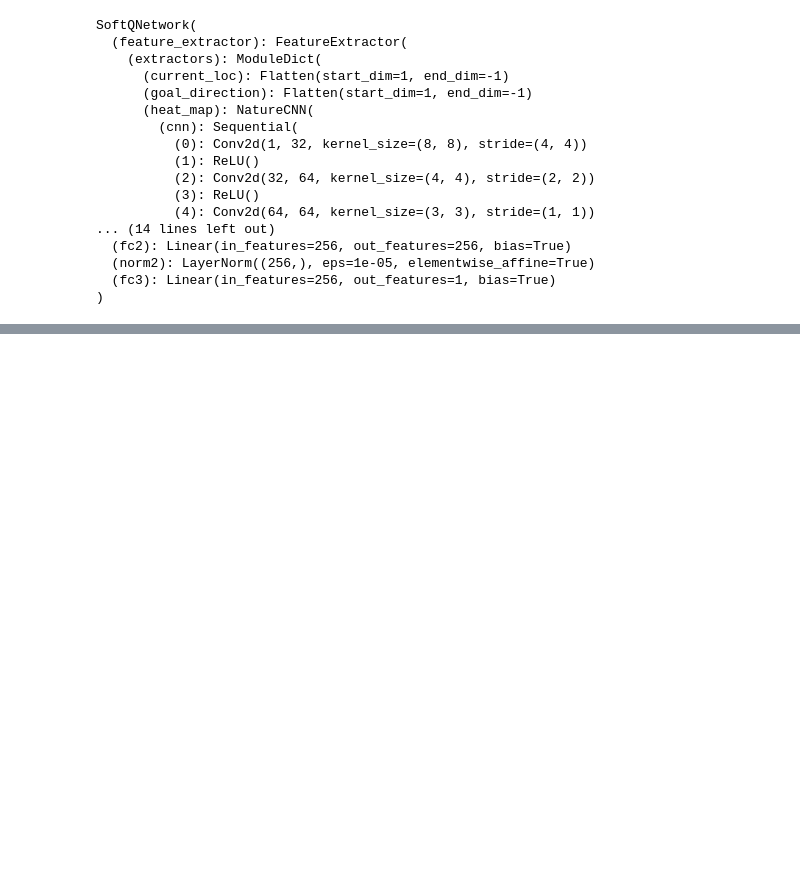
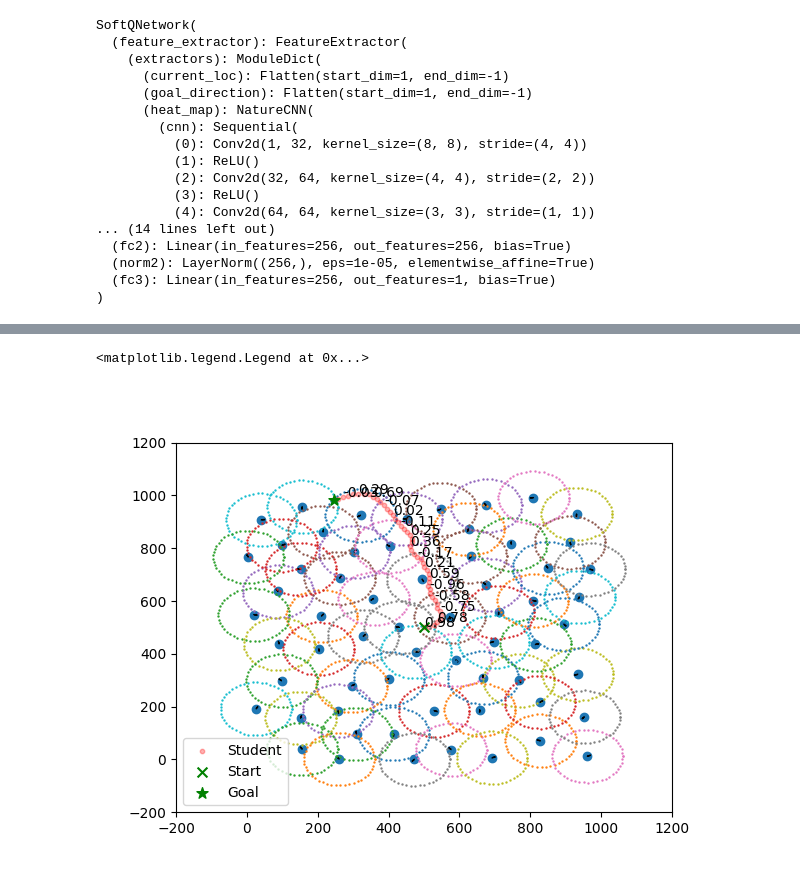
Before and after one commit to lucas-yyy000/CORL, a Jupyter notebook: policy_finetune/notebooks/11_sac_rlpd_risk_history_investigation.ipynb, the cells around one changed output, grey strips where cells are left out. Saved outputs shown, nothing was run; the diff lists cells and outputs as text; code cells hidden in the pictures; blank space fills up the shorter version.

```diff
--- a/policy_finetune/notebooks/11_sac_rlpd_risk_history_investigation.ipynb
+++ b/policy_finetune/notebooks/11_sac_rlpd_risk_history_investigation.ipynb
@@ -225,0 +251,19 @@ ax.legend()
+# %%
+plt.close()
+fig, ax = plt.subplots()
+visualiza_radar_config(radar_locs, radar_orientations, radius=radar_radius, xlim=[0, map_size], ylim=[0, map_size])
+ax.scatter(trajectory[:, 0], trajectory[:, 1], s=10, c='r', alpha=0.3, label='Student')
+# ax.scatter(episode_dict['state_history'][:, 0], episode_dict['state_history'][:, 1], s=10, c='g', alpha=0.3, label='Expert')
+ax.scatter(episode_dict['start_state'][0], episode_dict['start_state'][1], s=50, c='g', marker='x', label="Start")
+ax.scatter(goal_location[0], goal_location[1], s=70, c='g', marker='*', label='Goal')
+
+for i, q_val in enumerate(q_values):
+    if i % 3 == 0:
+        ax.annotate(int(100*inputs[i])/100.0, (trajectory[i, 0], trajectory[i, 1]))
+
+ax.set_xlim(-200, 1.2*map_size)
+ax.set_ylim(-200, 1.2*map_size)
+ax.legend()
+# %% [output]
+<matplotlib.legend.Legend at 0x...>
+[figure, added]
```
Also changed, not shown: parts of 5 cells of this notebook, 6 other files.
